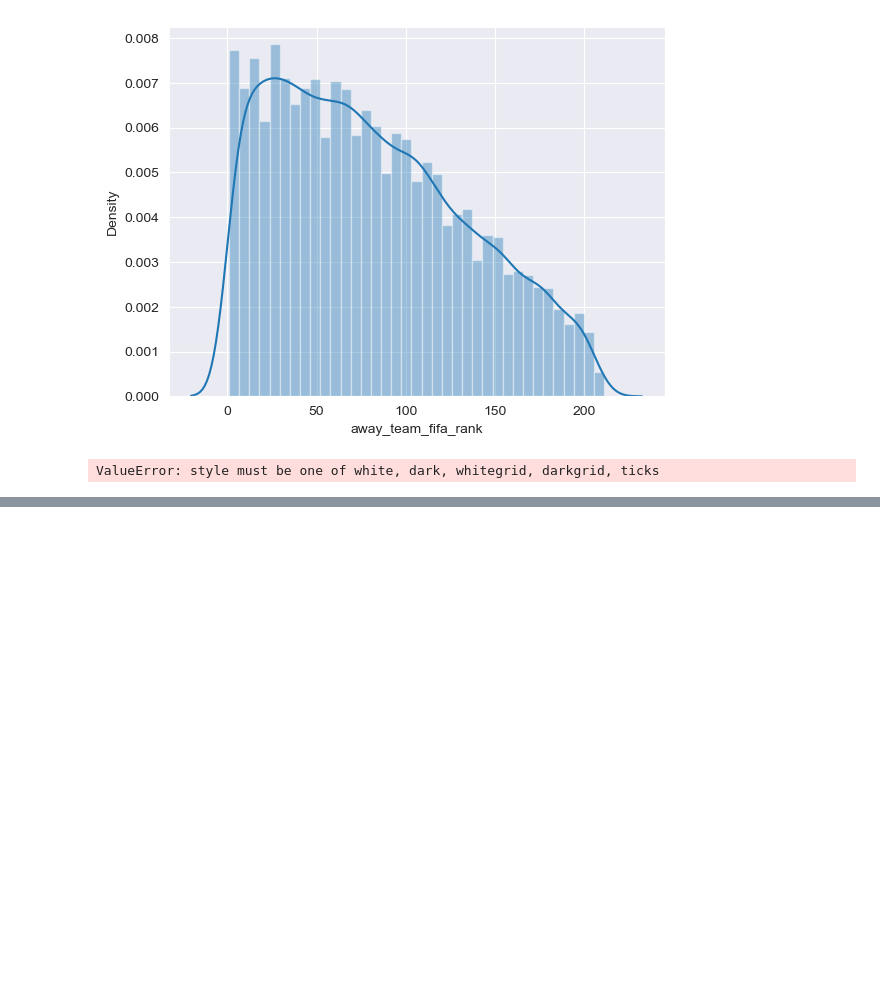
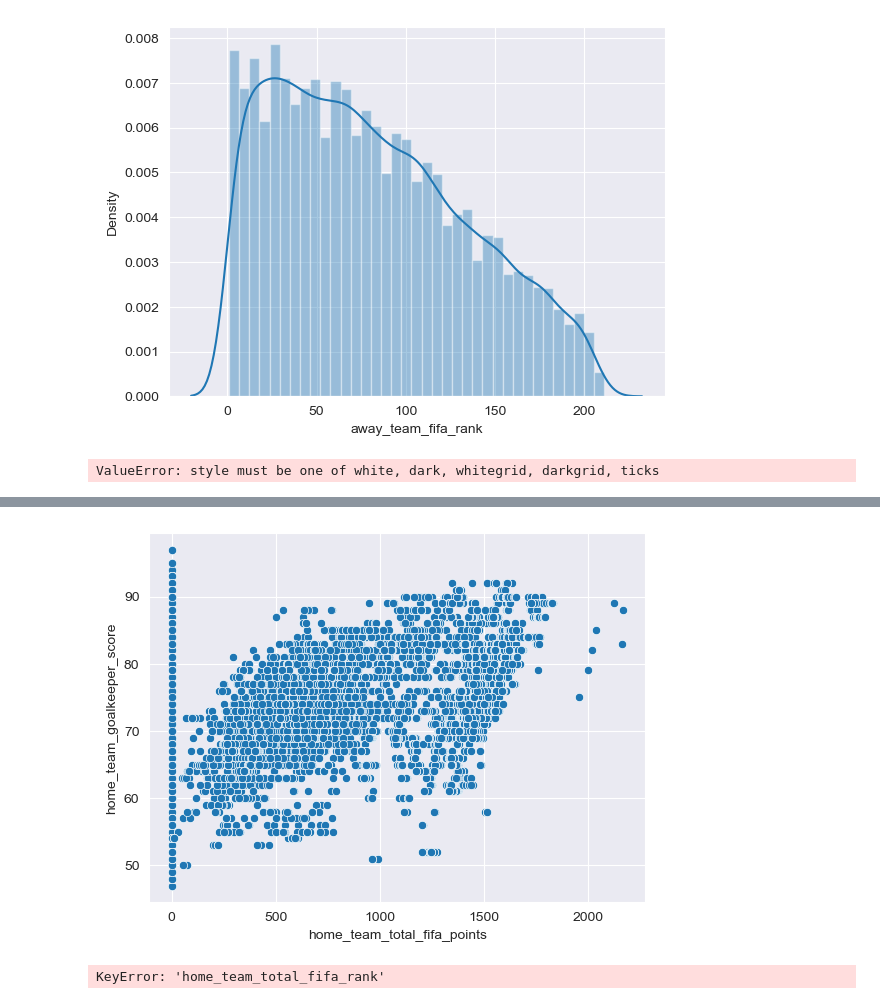
Before and after one commit to ZacharyHurt89/DataDivers_Group_Repo, a Jupyter notebook: Work_in_progress_GV/Fifa_worldcup.ipynb, the cells around one changed output, grey strips where cells are left out. Drawn from its saved outputs; the diff is of its cells as text; code cells hidden in the pictures; blank space fills up the shorter version.

```diff
--- a/Work_in_progress_GV/Fifa_worldcup.ipynb
+++ b/Work_in_progress_GV/Fifa_worldcup.ipynb
@@ -321,0 +322,8 @@ sns.scatterplot(x=fifa_ds['home_team_fifa_rank'], y=fifa_ds['home_team_total_fif
+# %%
+sns.scatterplot(y=fifa_ds['home_team_goalkeeper_score'], x=fifa_ds['home_team_total_fifa_points']);
+# %% [output]
+[figure, added]
+# %%
+sns.scatterplot(y=fifa_ds['home_team_goalkeeper_score'], x=fifa_ds['home_team_fifa_rank']);
+# %% [output]
+KeyError: 'home_team_total_fifa_rank'
```
Also changed, not shown: parts of 1 cell of this notebook.
